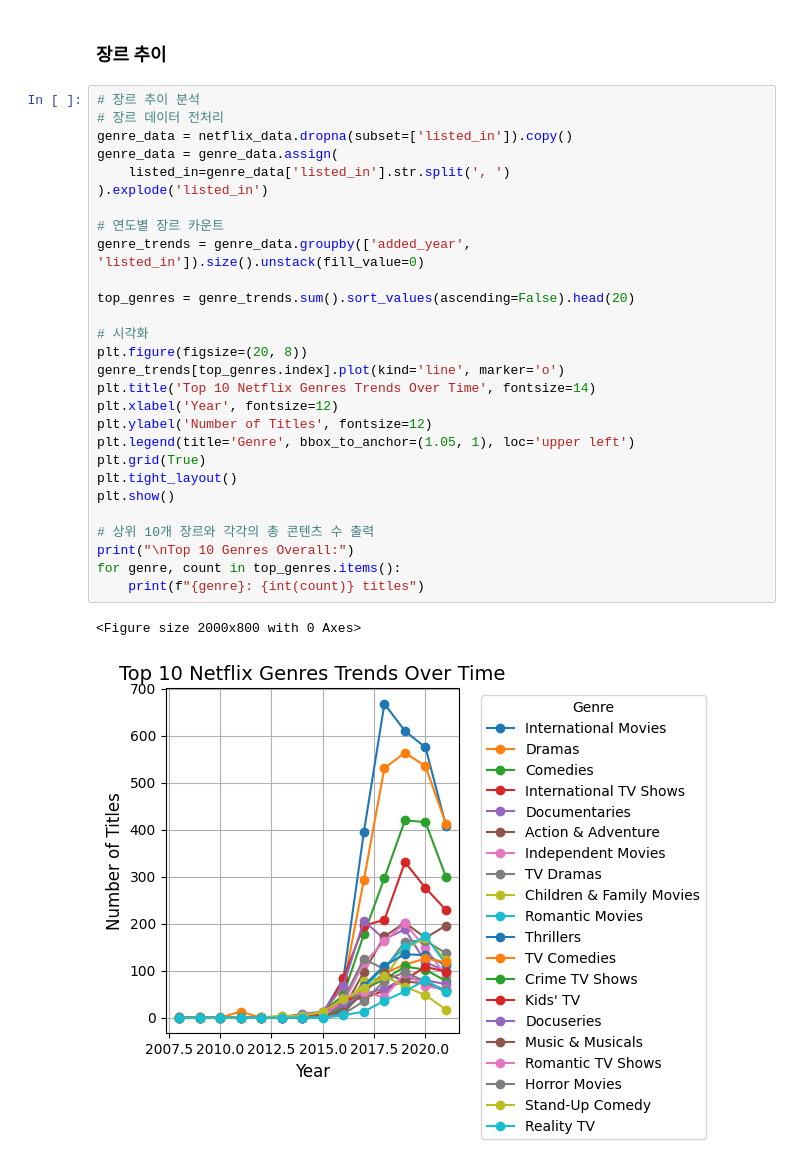
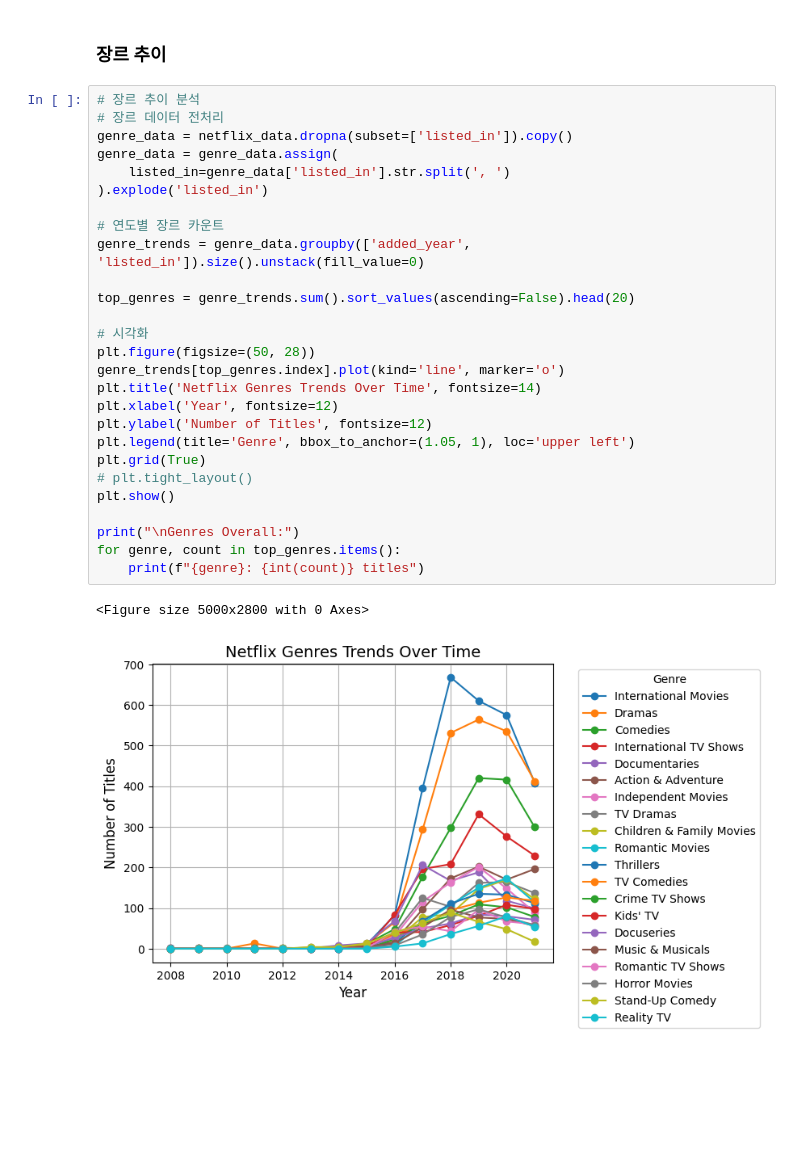
Before and after one commit to seungboAn/DATAthon, a Jupyter notebook: 김대환/joshworkspace.ipynb, the cells around one changed output. Cells and saved outputs as stored; diff of their text form; blank space fills up the shorter version.

```diff
--- a/김대환/joshworkspace.ipynb
+++ b/김대환/joshworkspace.ipynb
@@ -390,31 +390,30 @@ Total Content: 8807
 # %%
 # 장르 추이 분석
 # 장르 데이터 전처리
 genre_data = netflix_data.dropna(subset=['listed_in']).copy()
 genre_data = genre_data.assign(
     listed_in=genre_data['listed_in'].str.split(', ')
 ).explode('listed_in')
 
 # 연도별 장르 카운트
 genre_trends = genre_data.groupby(['added_year', 'listed_in']).size().unstack(fill_value=0)
 
 top_genres = genre_trends.sum().sort_values(ascending=False).head(20)
 
 # 시각화
-plt.figure(figsize=(20, 8))
+plt.figure(figsize=(50, 28))
 genre_trends[top_genres.index].plot(kind='line', marker='o')
-plt.title('Top 10 Netflix Genres Trends Over Time', fontsize=14)
+plt.title('Netflix Genres Trends Over Time', fontsize=14)
 plt.xlabel('Year', fontsize=12)
 plt.ylabel('Number of Titles', fontsize=12)
 plt.legend(title='Genre', bbox_to_anchor=(1.05, 1), loc='upper left')
 plt.grid(True)
-plt.tight_layout()
+# plt.tight_layout()
 plt.show()
 
-# 상위 10개 장르와 각각의 총 콘텐츠 수 출력
-print("\nTop 10 Genres Overall:")
+print("\nGenres Overall:")
 for genre, count in top_genres.items():
     print(f"{genre}: {int(count)} titles")
 # %% [output]
-<Figure size 2000x800 with 0 Axes>
+<Figure size 5000x2800 with 0 Axes>
-[figure, old version]
+[figure, new version]
```
Also changed, not shown: parts of 2 cells of this notebook.
